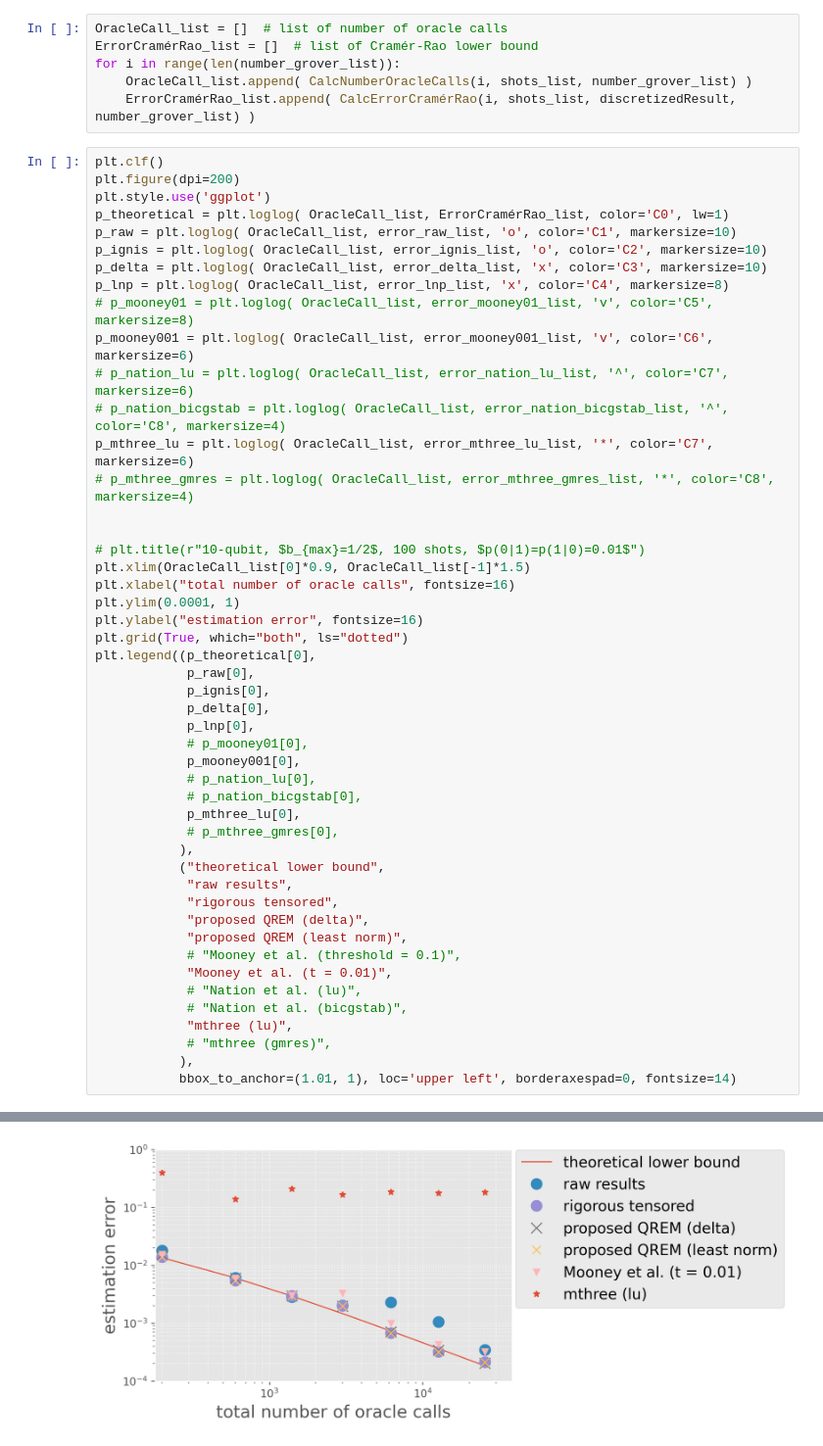
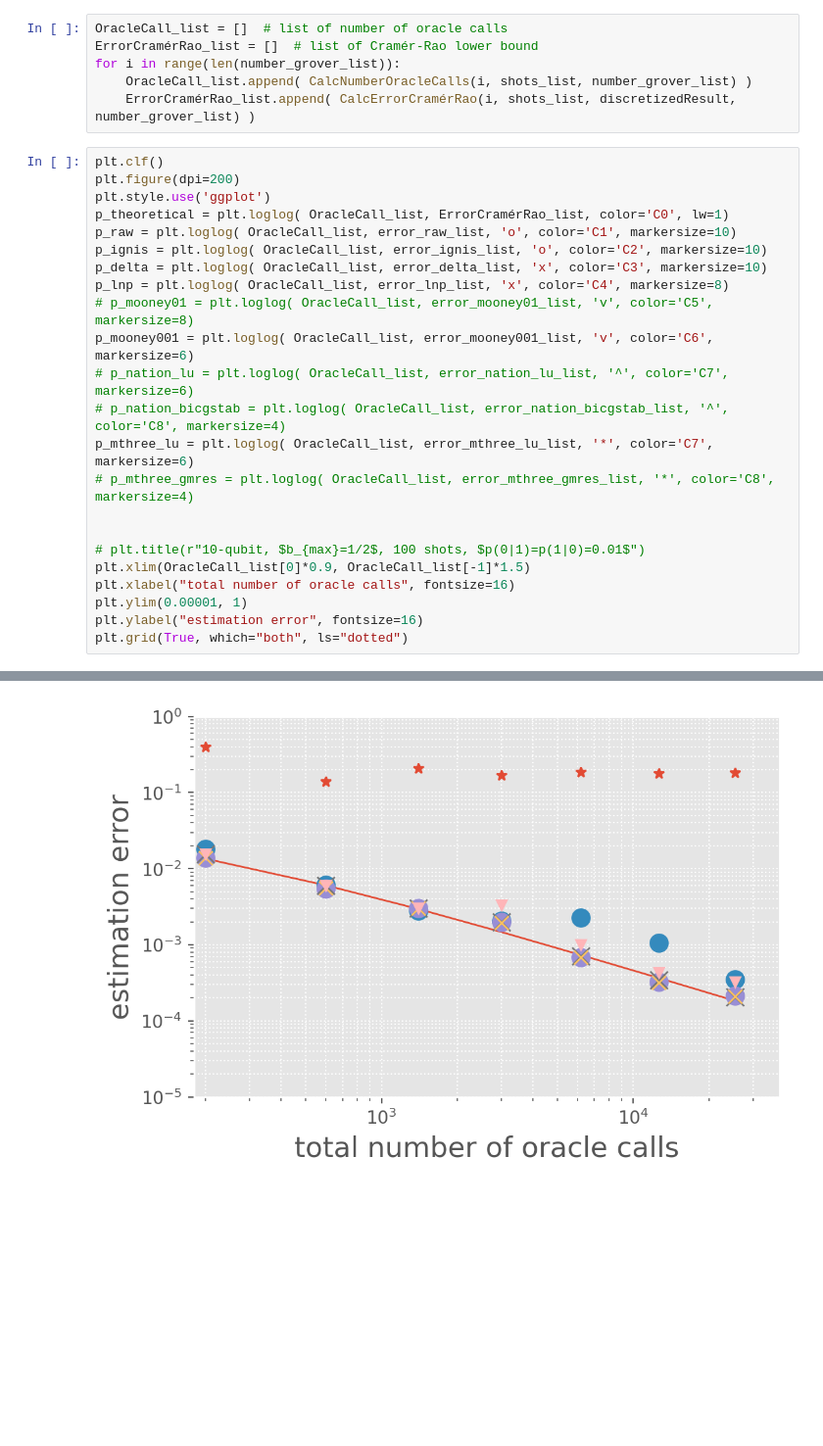
Before and after one commit to BOBO1997/master_thesis, a Jupyter notebook: test_libs_qrem/modified_grover/n10_1over2/p001_q001/grover100_cal8192/analysis_modified.ipynb, the cells around one changed output, grey strips where cells are left out. Shown: that part at 98% size. Saved outputs shown, nothing was run; the diff lists cells and outputs as text; blank space fills up the shorter version.

```diff
--- a/test_libs_qrem/modified_grover/n10_1over2/p001_q001/grover100_cal8192/analysis_modified.ipynb
+++ b/test_libs_qrem/modified_grover/n10_1over2/p001_q001/grover100_cal8192/analysis_modified.ipynb
@@ -219,32 +238,7 @@ p_mthree_lu = plt.loglog( OracleCall_list, error_mthree_lu_list, '*', color='C7'
 # plt.title(r"10-qubit, $b_{max}=1/2$, 100 shots, $p(0|1)=p(1|0)=0.01$")
 plt.xlim(OracleCall_list[0]*0.9, OracleCall_list[-1]*1.5)
 plt.xlabel("total number of oracle calls", fontsize=16)
-plt.ylim(0.0001, 1)
+plt.ylim(0.00001, 1)
 plt.ylabel("estimation error", fontsize=16)
 plt.grid(True, which="both", ls="dotted")
-plt.legend((p_theoretical[0],
-            p_raw[0],
-            p_ignis[0],
-            p_delta[0],
-            p_lnp[0],
-            # p_mooney01[0],
-            p_mooney001[0],
-            # p_nation_lu[0],
-            # p_nation_bicgstab[0],
-            p_mthree_lu[0],
-            # p_mthree_gmres[0],
-           ),
-           ("theoretical lower bound",
-            "raw results",
-            "rigorous tensored",
-            "proposed QREM (delta)",
-            "proposed QREM (least norm)",
-            # "Mooney et al. (threshold = 0.1)",
-            "Mooney et al. (t = 0.01)",
-            # "Nation et al. (lu)",
-            # "Nation et al. (bicgstab)",
-            "mthree (lu)",
-            # "mthree (gmres)",
-           ),
-           bbox_to_anchor=(1.01, 1), loc='upper left', borderaxespad=0, fontsize=14)
 # %% [output]
@@ -253 +246 @@ plt.legend((p_theoretical[0],
-[figure, old version]
+[figure, new version]
```
Also changed, not shown: parts of 3 cells of this notebook, 12 other files.
